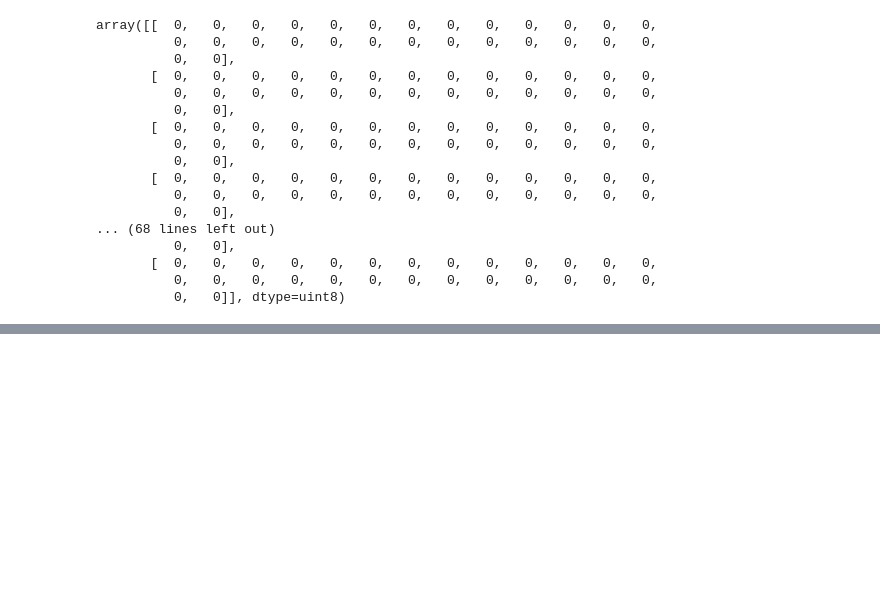
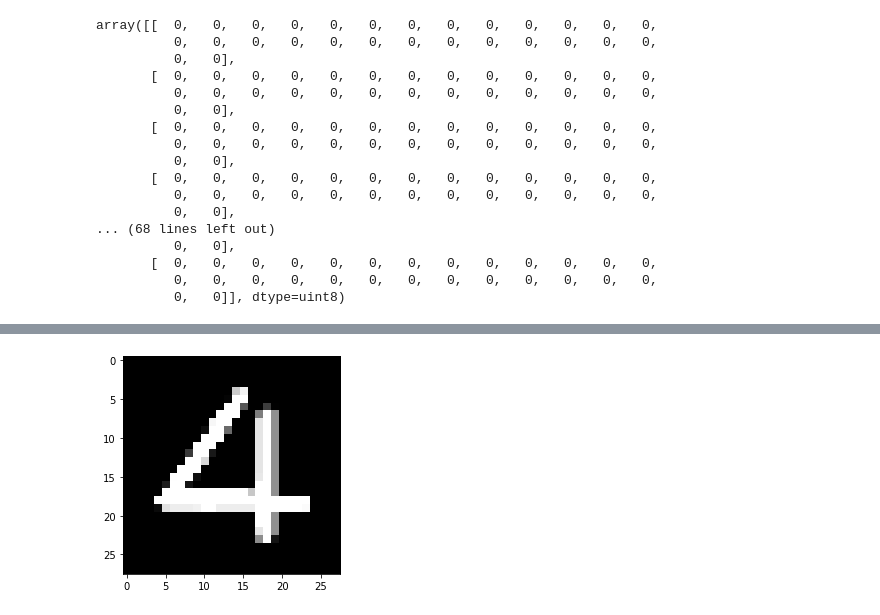
Before and after one commit to hjy1210/tensor-practice, a Jupyter notebook: Beginner.ipynb, the cells around one changed output, grey strips where cells are left out. Cells and saved outputs as stored; diff of their text form; code cells hidden in the pictures; blank space fills up the shorter version.

```diff
--- a/Beginner.ipynb
+++ b/Beginner.ipynb
@@ -134,0 +239,8 @@ for i in range(10):
+# %%
+imgname = "b-four-fat.png"
+image = img.imread(imgname)
+#image.resize(28,28)
+plt.imshow(image)
+plt.show()
+# %% [output]
+[figure, added]
```
Also changed, not shown: parts of 31 cells of this notebook, 59 other files.
